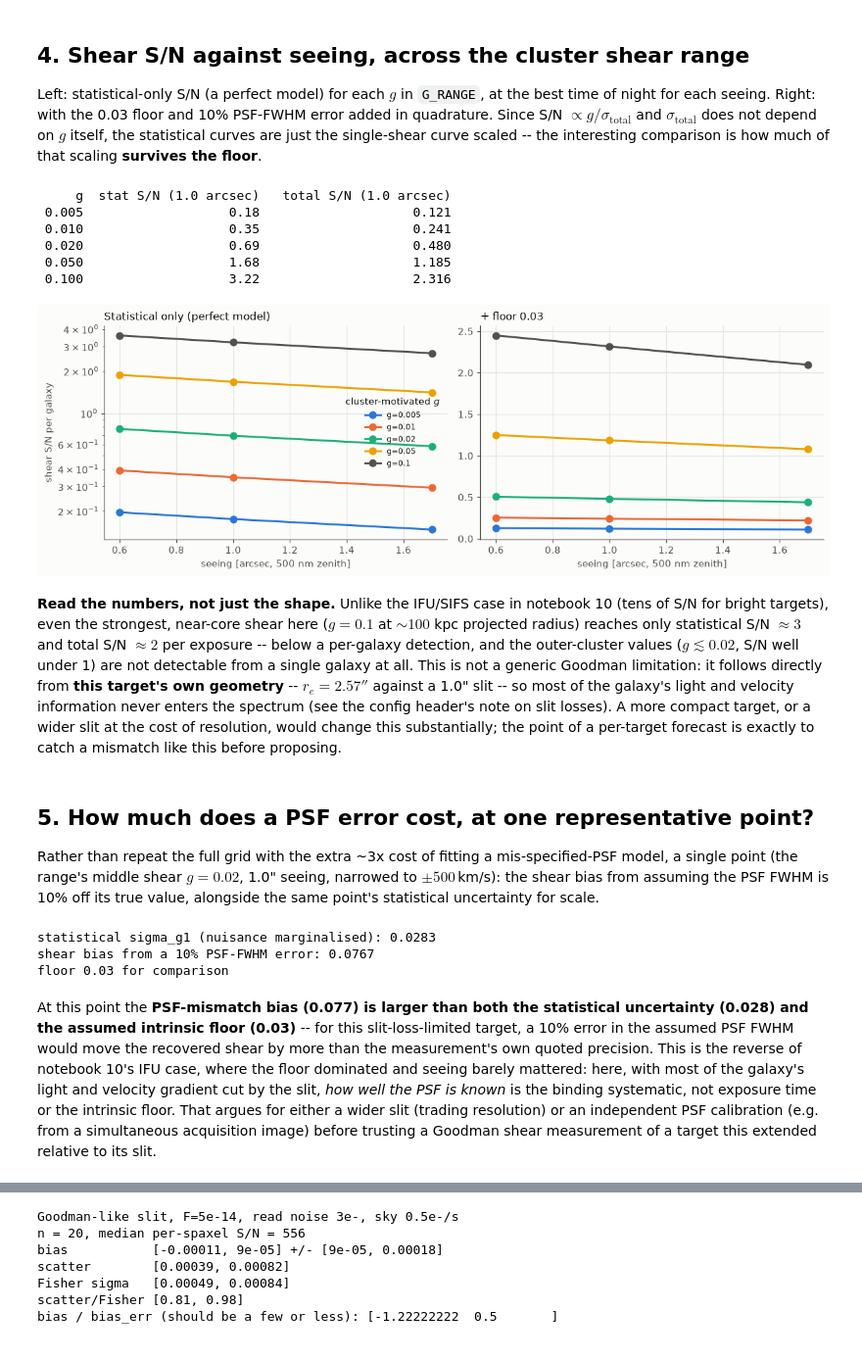
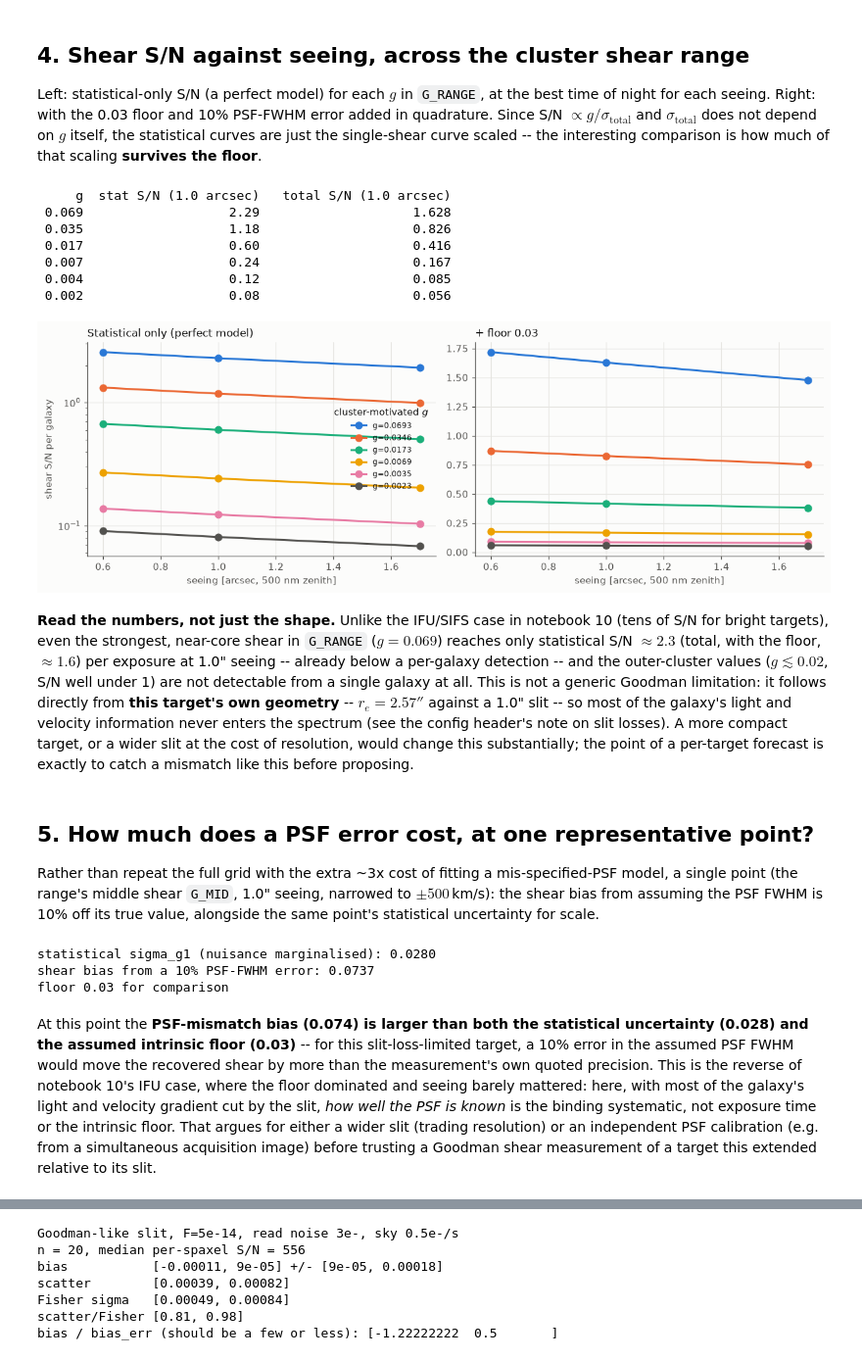
Before and after one commit to andrevitorelli/KINO, a Jupyter notebook: notebooks/11_goodman_forecast.ipynb, the cells around one changed output, grey strips where cells are left out. Shown at 98% size. Saved outputs shown, nothing was run; the diff lists cells and outputs as text; code cells hidden in the pictures.

```diff
--- a/notebooks/11_goodman_forecast.ipynb
+++ b/notebooks/11_goodman_forecast.ipynb
@@ -176,23 +176,0 @@ its H$\alpha$ visibility and S/N, not as a literal background source of this fid
-# %%
-M200 = 1e14 * u.Msun
-Z_LENS, Z_SOURCE = 0.3, 0.7
-
-Ez = Planck18.efunc(Z_LENS)
-sigma_v = 1082.9 * u.km / u.s * (Ez * (M200 / (1e15 * u.Msun))) ** 0.3361
-D_L = Planck18.angular_diameter_distance(Z_LENS)
-D_S = Planck18.angular_diameter_distance(Z_SOURCE)
-D_LS = Planck18.angular_diameter_distance_z1z2(Z_LENS, Z_SOURCE)
-theta_E = (4 * np.pi * (sigma_v / c_light) ** 2 * (D_LS / D_S)).decompose() * u.rad
-
-print(f"M200 = {M200:.1e}, z_lens = {Z_LENS}, z_source = {Z_SOURCE}")
-print(f"sigma_v (Evrard+2008) = {sigma_v:.1f}")
-print(f"theta_E (SIS) = {theta_E.to(u.arcsec):.2f}")
-
-r_phys = np.array([100, 200, 500, 1000, 1500, 2000]) * u.kpc
-theta = (r_phys / D_L).decompose() * u.rad
-gamma_t = (theta_E.to(u.arcsec) / (2 * theta.to(u.arcsec))).decompose()
-print(f"\n{'R [kpc]':>10s} {'theta [arcsec]':>16s} {'gamma_t':>10s}")
-for r, th, g in zip(r_phys, theta.to(u.arcsec), gamma_t, strict=True):
-    print(f"{r.value:10.0f} {th.value:16.1f} {g:10.4f}")
-
-G_RANGE = [0.005, 0.01, 0.02, 0.05, 0.1]  # spans ~2 Mpc (outskirts) to ~100 kpc (core) projected
@@ -260,41 +287,43 @@ statistical curves are just the single-shear curve scaled -- the interesting com
 much of that scaling **survives the floor**.
 # %%
 fig, axes = plt.subplots(1, 2, figsize=(11.5, 4.0))
-colors = [BLUE, ORANGE, AQUA, YELLOW, INK2]
+colors = [BLUE, ORANGE, AQUA, YELLOW, MAGENTA, INK2][: len(G_RANGE)]
 for g1, c in zip(G_RANGE, colors, strict=True):
     f = fc[g1]
     axes[0].plot(SEEING.value, np.nanmax(f.shear_snr_stat, axis=0), "o-", color=c, label=f"g={g1}")
     axes[1].plot(SEEING.value, np.nanmax(f.shear_snr, axis=0), "o-", color=c)
 axes[0].set_yscale("log")
 axes[0].set_title("Statistical only (perfect model)")
 axes[1].set_title(f"+ floor {FLOOR}")
 for a in axes:
     a.set_xlabel("seeing [arcsec, 500 nm zenith]")
 axes[0].set_ylabel("shear S/N per galaxy")
 axes[0].legend(fontsize=8, title="cluster-motivated $g$")
 fig.tight_layout()
 
 print(f"{'g':>6s} {'stat S/N (1.0 arcsec)':>22s} {'total S/N (1.0 arcsec)':>24s}")
 i_seeing = int(np.argmin(np.abs(SEEING.value - 1.0)))
 for g1 in G_RANGE:
     f = fc[g1]
     s_stat = np.nanmax(f.shear_snr_stat[:, i_seeing])
     s_tot = np.nanmax(f.shear_snr[:, i_seeing])
     print(f"{g1:6.3f} {s_stat:22.2f} {s_tot:24.3f}")
 # %% [output]
      g  stat S/N (1.0 arcsec)   total S/N (1.0 arcsec)
- 0.005                   0.18                    0.121
- 0.010                   0.35                    0.241
- 0.020                   0.69                    0.480
- 0.050                   1.68                    1.185
- 0.100                   3.22                    2.316
+ 0.069                   2.29                    1.628
+ 0.035                   1.18                    0.826
+ 0.017                   0.60                    0.416
+ 0.007                   0.24                    0.167
+ 0.004                   0.12                    0.085
+ 0.002                   0.08                    0.056
-[figure, old version]
+[figure, new version]
 # %% [markdown]
 **Read the numbers, not just the shape.** Unlike the IFU/SIFS case in notebook 10 (tens of
-S/N for bright targets), even the strongest, near-core shear here ($g=0.1$ at $\sim100$ kpc
-projected radius) reaches only statistical S/N $\approx3$ and total S/N $\approx2$ per exposure --
-below a per-galaxy detection, and the outer-cluster values ($g\lesssim0.02$, S/N well under 1) are
-not detectable from a single galaxy at all. This is not a generic Goodman limitation: it follows
+S/N for bright targets), even the strongest, near-core shear in `G_RANGE` ($g=0.069$) reaches only
+statistical S/N $\approx2.3$ (total, with the floor, $\approx1.6$) per exposure at 1.0" seeing --
+already below a per-galaxy detection -- and the outer-cluster values ($g\lesssim0.02$, S/N well
+under 1) are not detectable from a single galaxy at all. This is not a generic Goodman limitation:
+it follows
 directly from **this target's own geometry** -- $r_e=2.57''$ against a 1.0" slit -- so most of the
 galaxy's light and velocity information never enters the spectrum (see the config header's note on
 slit losses). A more compact target, or a wider slit at the cost of resolution, would change this
@@ -304,7 +333,7 @@ proposing.
 ## 5. How much does a PSF error cost, at one representative point?
 
 Rather than repeat the full grid with the extra ~3x cost of fitting a mis-specified-PSF model,
-a single point (the range's middle shear $g=0.02$, 1.0" seeing, narrowed to $\pm500\,$km/s):
+a single point (the range's middle shear `G_MID`, 1.0" seeing, narrowed to $\pm500\,$km/s):
 the shear bias from assuming the PSF FWHM is 10% off its true value, alongside the same point's
 statistical uncertainty for scale.
 # %%
@@ -317,17 +346,17 @@ goodman_w = narrowed_slit(goodman, target.observed_wavelength, 500.0)
 goodman_w = dataclasses.replace(goodman_w, psf=PSF(seeing_fwhm=1.0 * u.arcsec))
 r_psf = shear_fisher(
     goodman_w, target.galaxy, line_flux=WHOLE_GALAXY_FLUX, line_wavelength=target.rest_wavelength,
-    g=(0.02, 0.0), psf_error=PSF_ERROR,
+    g=(G_MID, 0.0), psf_error=PSF_ERROR,
 )  # fmt: skip
 print(f"statistical sigma_g1 (nuisance marginalised): {r_psf.sigma_marginal[0]:.4f}")
 print(f"shear bias from a {PSF_ERROR:.0%} PSF-FWHM error: {np.hypot(*r_psf.psf_bias):.4f}")
 print(f"floor {FLOOR} for comparison")
 # %% [output]
-statistical sigma_g1 (nuisance marginalised): 0.0283
-shear bias from a 10% PSF-FWHM error: 0.0767
+statistical sigma_g1 (nuisance marginalised): 0.0280
+shear bias from a 10% PSF-FWHM error: 0.0737
 floor 0.03 for comparison
 # %% [markdown]
-At this point the **PSF-mismatch bias (0.077) is larger than both the statistical
+At this point the **PSF-mismatch bias (0.074) is larger than both the statistical
 uncertainty (0.028) and the assumed intrinsic floor (0.03)** -- for this slit-loss-limited target,
 a 10% error in the assumed PSF FWHM would move the recovered shear by more than the measurement's
 own quoted precision. This is the reverse of notebook 10's IFU case, where the floor dominated and
```
Also changed, not shown: parts of 15 cells of this notebook, 2 other files.
